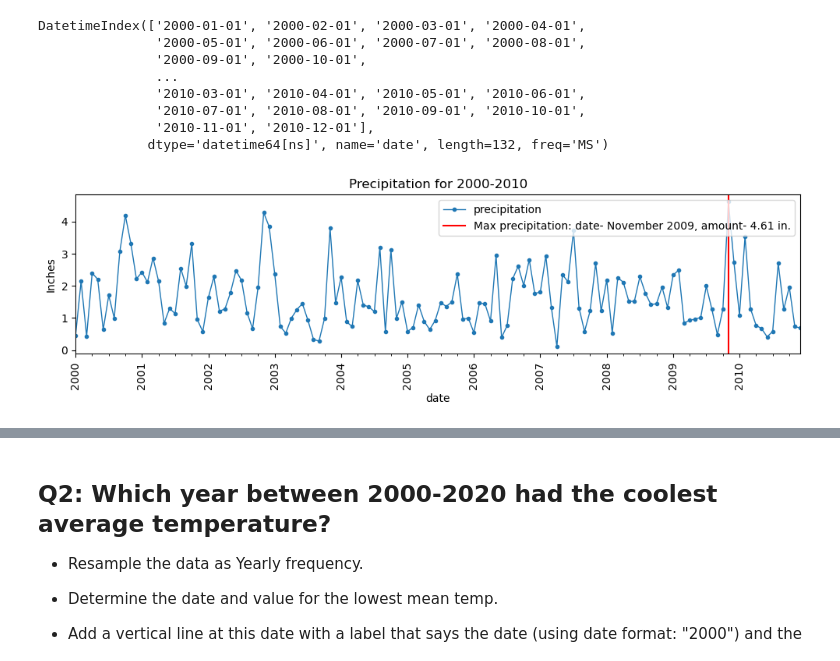
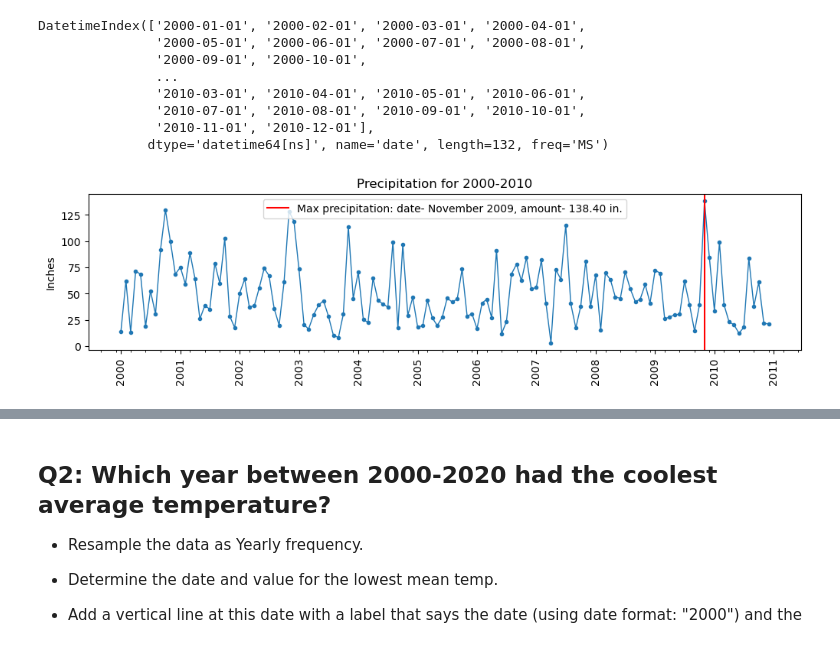
Before and after one commit to clovestad/-Core--Resampling-Datetime-Data, a Jupyter notebook: (Core)_Resampling_Datetime_Data.ipynb, the cells around one changed output, grey strips where cells are left out. Drawn from its saved outputs; the diff is of its cells as text; code cells hidden in the pictures.

```diff
--- a/(Core)_Resampling_Datetime_Data.ipynb
+++ b/(Core)_Resampling_Datetime_Data.ipynb
@@ -159,7 +159,7 @@ If there is a specific time period, plot only that time period.
 # %%
 #Resample the data as Monthly frequency.
 q1=df.loc['2000':'2010','precipitation']
-q1_monthly=q1.resample('MS').mean()
+q1_monthly=q1.resample('MS').sum()
 #sanitycheck
 q1_monthly.index
 # %% [output]
@@ -178,30 +178,29 @@ max_precip_value = q1_monthly.max()
 # %%
 #Create a wide figure (e.g. figsize=(12,3))
 fig, ax = plt.subplots(figsize=(12,3))
 
-q1_monthly.plot(ax=ax,marker='.',lw=1)
+ax.plot(q1_monthly,marker='.',lw=1)
 #With the title "Precipitation for 2000-2010/With a ylabel of "Inches
 ax.set(title = 'Precipitation for 2000-2010', ylabel = 'Inches')
 #Set major ticks
-'''
+
 #Have major xaxis ticks every 1 year.
 ax.xaxis.set_major_locator(mdates.YearLocator(1))
 #Use 4-digit years for the labels
 ax.xaxis.set_major_formatter(mdates.DateFormatter("%Y"))
 
 # minor ticks
 #Have minor xaxis ticks every 3 months
 ax.xaxis.set_minor_locator(mdates.MonthLocator(interval=3))
-'''
+
+
 #Add vertical line for top precipitation
 ax.axvline(max_precip, color = 'red', label = f"Max precipitation: date- {max_precip.strftime('%B %Y')}, amount- {max_precip_value:,.2f} in.")
 ax.legend()
-
-
 
 #Final settings
 fig = ax.get_figure()
 #Rotate the major ticks' labels 90 degrees.
 fig.autofmt_xdate(which = 'major', rotation = 90,ha='center');
 # %% [output]
-[figure, old version]
+[figure, new version]
```
Also changed, not shown: parts of 3 cells of this notebook.
